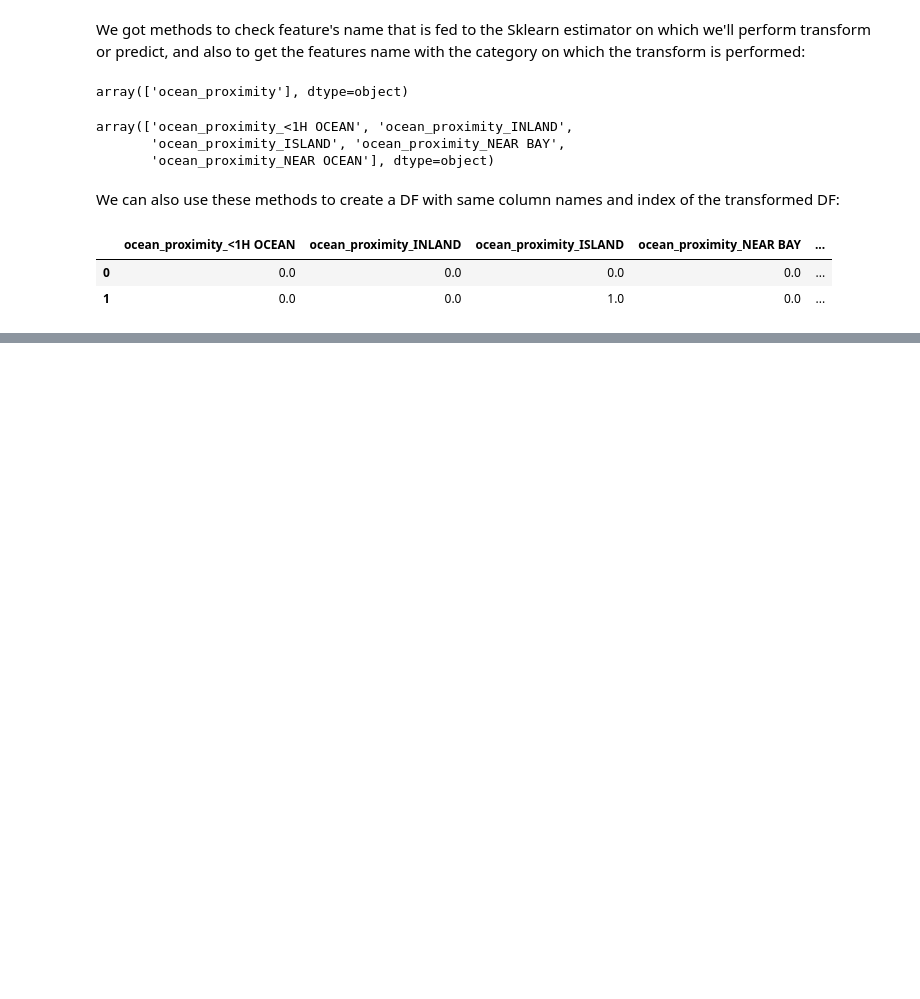
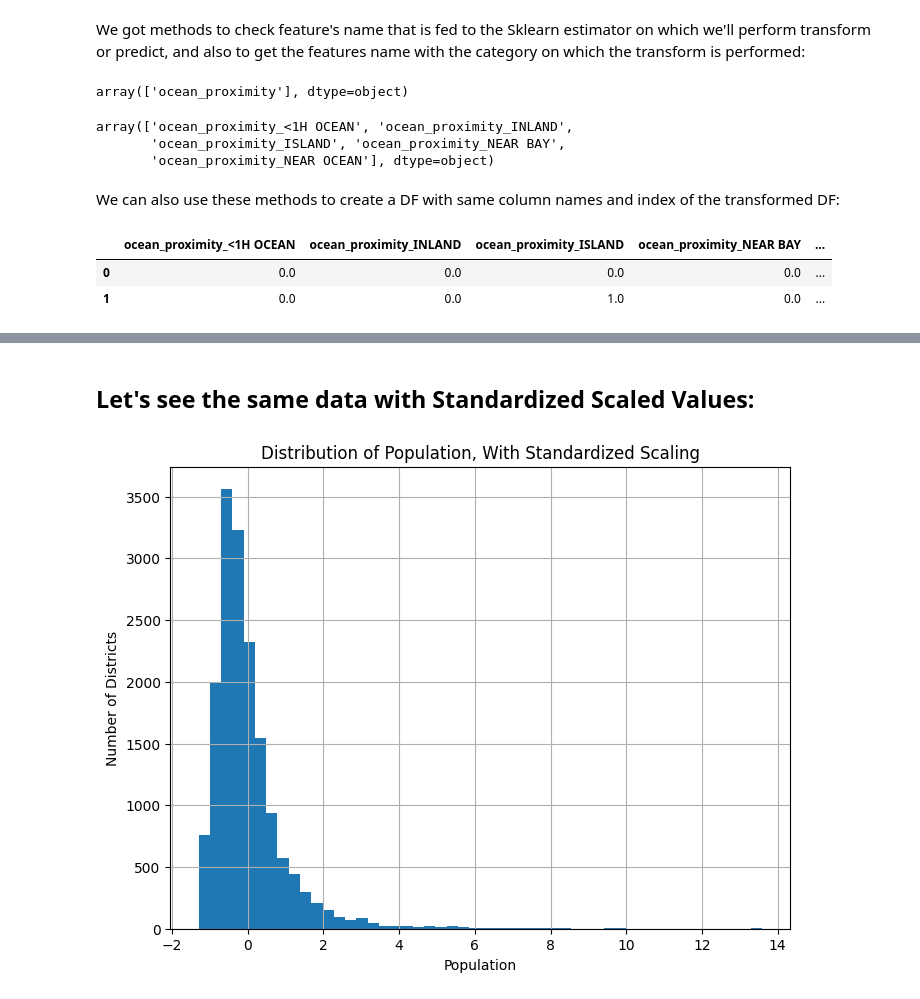
Before and after one commit to itshowrohitworks/housePricePrediction, a Jupyter notebook: notebooks/eda.ipynb, the cells around one changed output, grey strips where cells are left out. Saved outputs shown, nothing was run; the diff lists cells and outputs as text; code cells hidden in the pictures; blank space fills up the shorter version.

```diff
--- a/notebooks/eda.ipynb
+++ b/notebooks/eda.ipynb
@@ -705,0 +776,7 @@ df_output
+# %%
+from sklearn.preprocessing import StandardScaler
+standardScaler = StandardScaler()
+# %%
+housing_num_standardized = standardScaler.fit_transform(housing_num)
+# %%
+housing_num_standardized = pd.DataFrame(housing_num_standardized,columns=housing_num.columns,index=housing_num.index)
@@ -705,0 +799,10 @@ df_output
+# %% [markdown]
+## Let's see the same data with Standardized Scaled Values:
+# %%
+housing_num_standardized['population'].hist(bins=50,figsize=(8,6))
+plt.title("Distribution of Population, With Standardized Scaling")
+plt.xlabel("Population")
+plt.ylabel("Number of Districts")
+plt.show()
+# %% [output]
+[figure, added]
```
Also changed, not shown: parts of 28 cells of this notebook.
